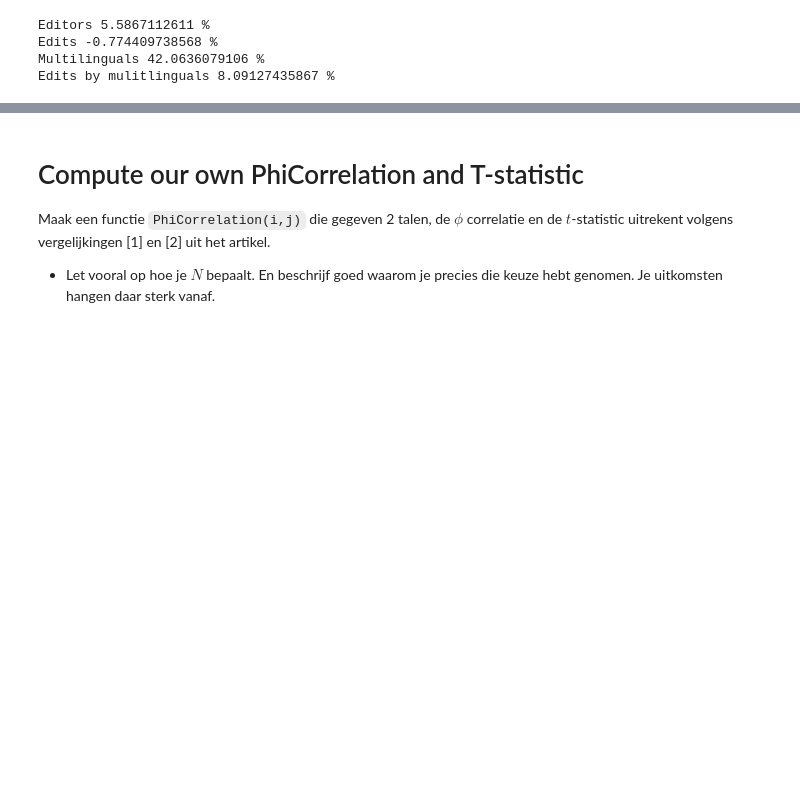
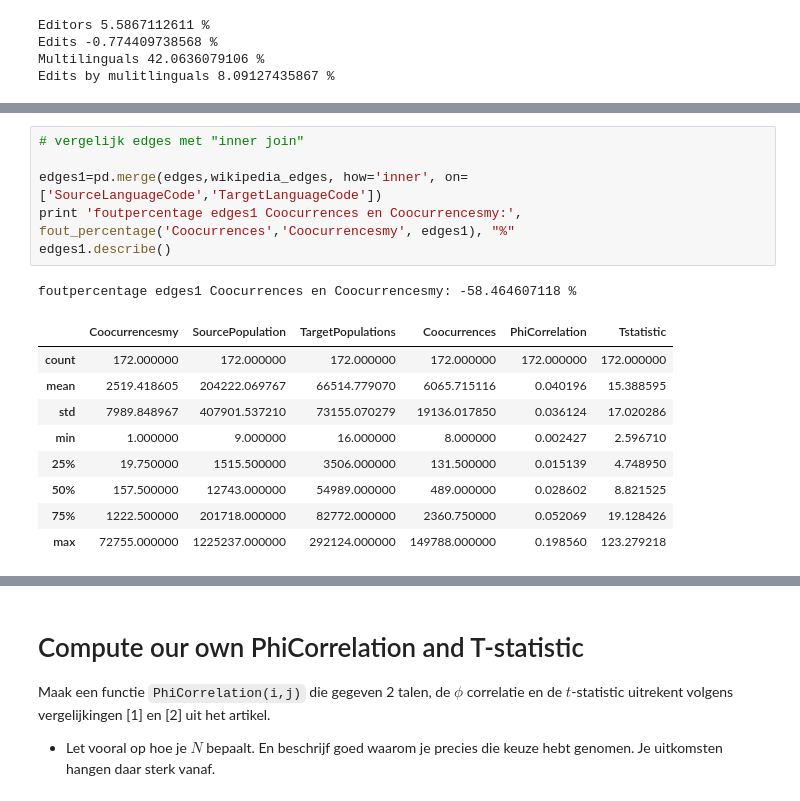
Before and after one commit to dylanwijman/data-science, a Jupyter notebook: Week 5/Assignment5 - kopie.ipynb, the cells around one changed output, grey strips where cells are left out. Saved outputs shown, nothing was run; the diff lists cells and outputs as text; blank space fills up the shorter version.

```diff
--- a/Week 5/Assignment5 - kopie.ipynb
+++ b/Week 5/Assignment5 - kopie.ipynb
@@ -279,3 +279,20 @@ Edits by mulitlinguals 8.09127435867 %
+# %%
+# vergelijk edges met "inner join"
+
+edges1=pd.merge(edges,wikipedia_edges, how='inner', on=['SourceLanguageCode','TargetLanguageCode'])
+print 'foutpercentage edges1 Coocurrences en Coocurrencesmy:', fout_percentage('Coocurrences','Coocurrencesmy', edges1), "%"
+edges1.describe()
+# %% [output]
+foutpercentage edges1 Coocurrences en Coocurrencesmy: -58.464607118 %
+|  | Coocurrencesmy | SourcePopulation | TargetPopulations | Coocurrences | PhiCorrelation | Tstatistic |
+| count | 172.000000 | 172.000000 | 172.000000 | 172.000000 | 172.000000 | 172.000000 |
+| mean | 2519.418605 | 204222.069767 | 66514.779070 | 6065.715116 | 0.040196 | 15.388595 |
+| std | 7989.848967 | 407901.537210 | 73155.070279 | 19136.017850 | 0.036124 | 17.020286 |
+| min | 1.000000 | 9.000000 | 16.000000 | 8.000000 | 0.002427 | 2.596710 |
+| 25% | 19.750000 | 1515.500000 | 3506.000000 | 131.500000 | 0.015139 | 4.748950 |
+| 50% | 157.500000 | 12743.000000 | 54989.000000 | 489.000000 | 0.028602 | 8.821525 |
+| 75% | 1222.500000 | 201718.000000 | 82772.000000 | 2360.750000 | 0.052069 | 19.128426 |
+| max | 72755.000000 | 1225237.000000 | 292124.000000 | 149788.000000 | 0.198560 | 123.279218 |
 # %%
 # vergelijk edges met "outer join"
 
```
Also changed, not shown: parts of 6 cells of this notebook, 1 other file.
